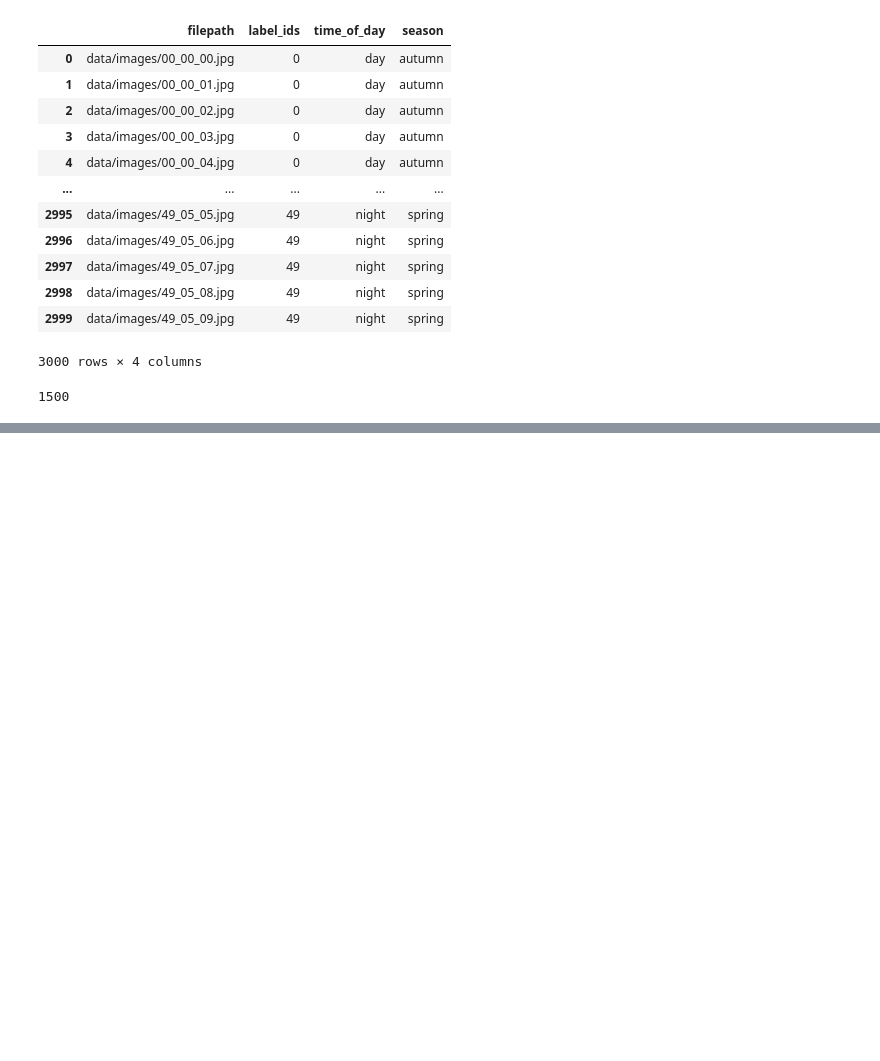
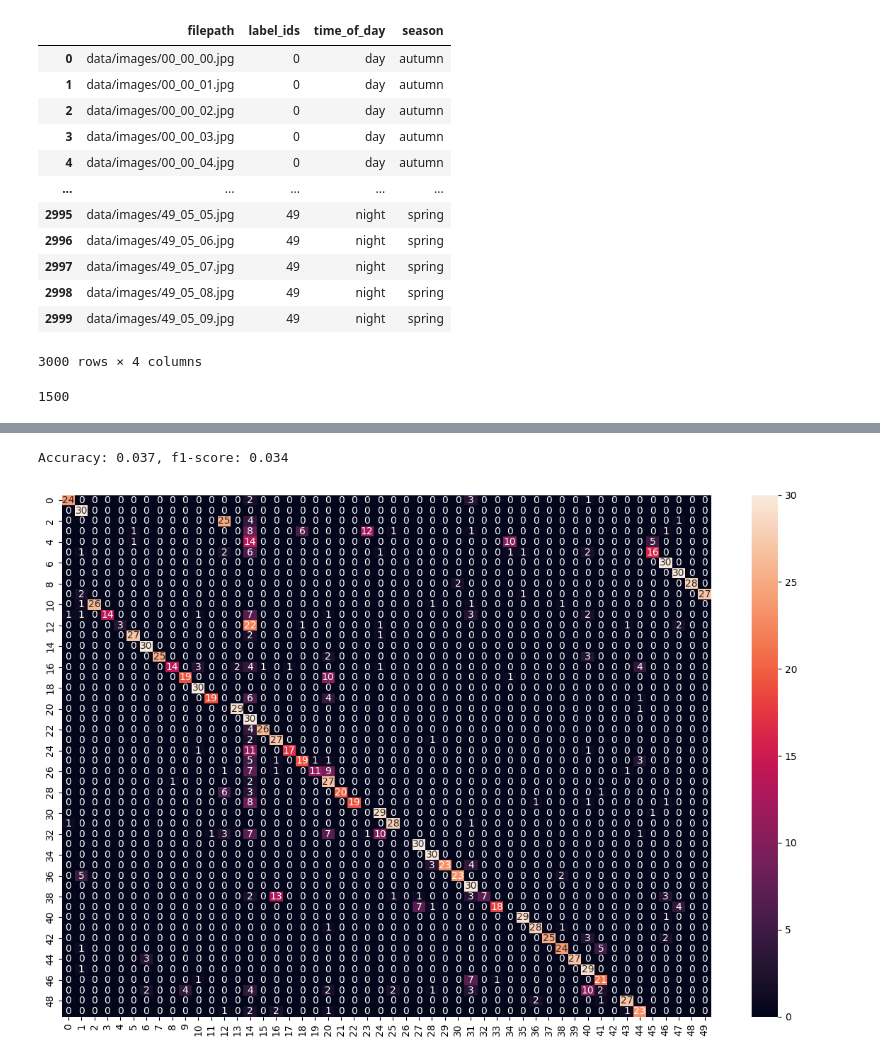
Before and after one commit to KacperUrban/Image_classification_VIT, a Jupyter notebook: main.ipynb, the cells around one changed output, grey strips where cells are left out. Saved outputs shown, nothing was run; the diff lists cells and outputs as text; code cells hidden in the pictures; blank space fills up the shorter version.

Commit message:
Fine tune google VIT on Beatiful Rzeszow dataset

```diff
--- a/main.ipynb
+++ b/main.ipynb
@@ -144,0 +222,2 @@ def create_dataset(ids: list[int], df: pd.DataFrame) -> tuple[Dataset, Dataset]:
+# %%
+model = ViTForImageClassification.from_pretrained("models/google/model")
@@ -144,0 +244,21 @@ def create_dataset(ids: list[int], df: pd.DataFrame) -> tuple[Dataset, Dataset]:
+# %%
+accuracy_metric = evaluate.load("accuracy")
+f1_metric = evaluate.load("f1")
+
+def compute_metrics(eval_pred):
+    logits, labels = eval_pred
+    predictions = logits.argmax(axis=-1)
+    accuracy = accuracy_metric.compute(predictions=predictions, references=labels)
+    f1 = f1_metric.compute(predictions=predictions, references=labels, average="weighted")
+    return {"accuracy": accuracy["accuracy"], "f1": f1["f1"]}
+# %%
+trainer = Trainer(
+    model,
+    train_args,
+    train_dataset=train_dataset,
+    eval_dataset=val_dataset,
+    data_collator=collate_fn,
+    tokenizer=processor,
+    compute_metrics=compute_metrics,
+)
+trainer.train()
@@ -144,0 +279,2 @@ def create_dataset(ids: list[int], df: pd.DataFrame) -> tuple[Dataset, Dataset]:
+# %%
+outputs = trainer.predict(test_dataset)
@@ -144,0 +283,16 @@ def create_dataset(ids: list[int], df: pd.DataFrame) -> tuple[Dataset, Dataset]:
+# %%
+print(f"Accuracy: {np.round(outputs.metrics['test_accuracy'], 3)}, f1-score: {np.round(outputs.metrics['test_f1'], 3)}")
+# %% [output]
+Accuracy: 0.037, f1-score: 0.034
+# %%
+y_true = outputs.label_ids
+y_pred = outputs.predictions.argmax(1)
+
+cm = confusion_matrix(y_true, y_pred)
+disp = ConfusionMatrixDisplay(confusion_matrix=cm)
+fig, ax = plt.subplots(figsize=(12, 8))
+sns.heatmap(cm, ax=ax, annot=True)
+plt.tight_layout()
+plt.show()
+# %% [output]
+[figure, added]
```
Also changed, not shown: parts of 15 cells of this notebook, 1 other file.
